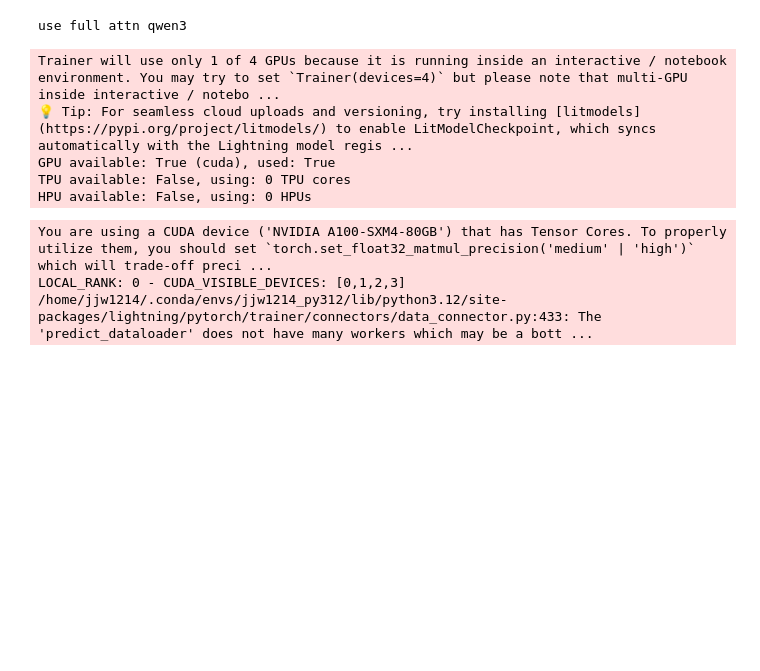
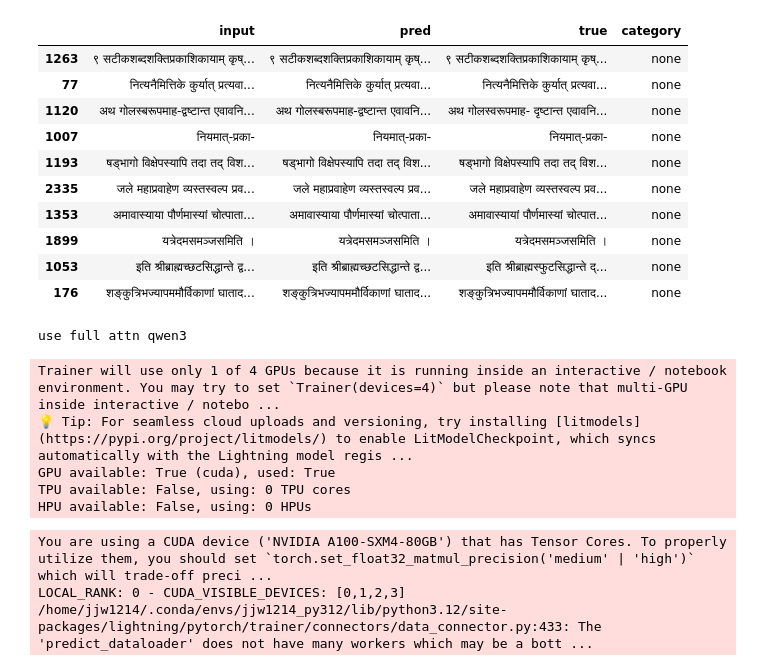
Before and after one commit to jjw0766/KROP, a Jupyter notebook: test.ipynb, the cells around one changed output. Cells and saved outputs as stored; diff of their text form; code cells hidden in the pictures; blank space fills up the shorter version.

```diff
--- a/test.ipynb
+++ b/test.ipynb
@@ -6,10 +5,2 @@ True
 # %%
-import pandas as pd
-import lightning as L
-
-from tqdm.auto import tqdm
-from lightning.pytorch.callbacks import ModelCheckpoint
-
-from src.model.modeling_char_encoder import LitCharEncoder
-from src.model.modeling_bind import LitBIND
-from src.data.dataset import get_train_dataloader, get_dev_dataloader, get_test_dataloader
+df = pd.read_csv('results/inst_ToxiBenchCN-Qwen3-0.6B--epoch=00-valid_loss=1.9504.csv')
@@ -38,3 +41,17 @@ Seed set to 42
+# %%
+df.sample(10)
+# %% [output]
+|  | input | pred | true | category |
+| 1263 | ९ सटीकशब्दशक्तिप्रकाशिकायाम् कृष्... | ९ सटीकशब्दशक्तिप्रकाशिकायाम् कृष्... | ९ सटीकशब्दशक्तिप्रकाशिकायाम् कृष्... | none |
+| 77 | नित्यनैमित्तिके कुर्यात् प्रत्यवा... | नित्यनैमित्तिके कुर्यात् प्रत्यवा... | नित्यनैमित्तिके कुर्यात् प्रत्यवा... | none |
+| 1120 | अथ गोलस्बरूपमाह-द्वष्टान्त एवावनि... | अथ गोलस्बरूपमाह-द्वष्टान्त एवावनि... | अथ गोलस्वरूपमाह- दृष्टान्त एवावनि... | none |
+| 1007 | नियमात्-प्रका- | नियमात्-प्रका- | नियमात्-प्रका- | none |
+| 1193 | षड्भागो विक्षेपस्यापि तदा तद् विश... | षड्भागो विक्षेपस्यापि तदा तद् विश... | षड्भागो विक्षेपस्यापि तदा तद् विश... | none |
+| 2335 | जले महाप्रवाहेण व्यस्तस्वल्प प्रव... | जले महाप्रवाहेण व्यस्तस्वल्प प्रव... | जले महाप्रवाहेण व्यस्तस्वल्प प्रव... | none |
+| 1353 | अमावास्याया पौर्णमास्यां चोत्पाता... | अमावास्याया पौर्णमास्यां चोत्पाता... | अमावास्यायां पौर्णमास्यां चोत्पात... | none |
+| 1899 | यत्रेदमसमञ्जसमिति । | यत्रेदमसमञ्जसमिति । | यत्रेदमसमञ्जसमिति । | none |
+| 1053 | इति श्रीब्राह्मच्छटसिद्धान्ते द्व... | इति श्रीब्राह्मच्छटसिद्धान्ते द्व... | इति श्रीब्राह्मस्फुटसिद्धान्ते द्... | none |
+| 176 | शङ्कुत्रिभज्यापममौर्विकाणां घाताद... | शङ्कुत्रिभज्यापममौर्विकाणां घाताद... | शङ्कुत्रिभज्यापममौर्विकाणां घाताद... | none |
 # %%
 lit_bind = LitBIND.load_from_checkpoint(
     'checkpoints/bind/ToxiBenchCN-Qwen3-0.6B-Base-addbce-focalloss-epoch=01-valid_loss=0.2061.ckpt',
```
Also changed, not shown: parts of 5 cells of this notebook, 23 other files.
